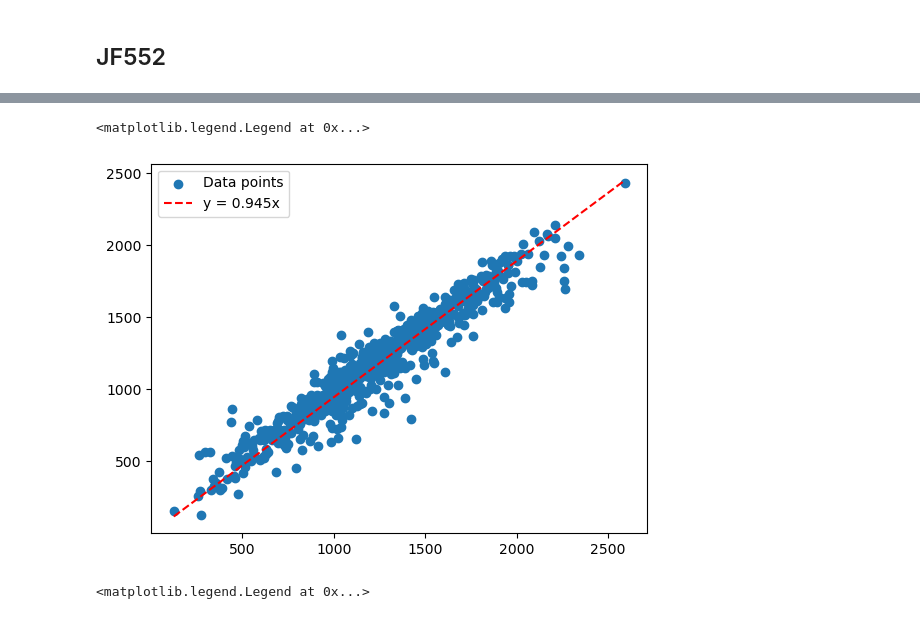
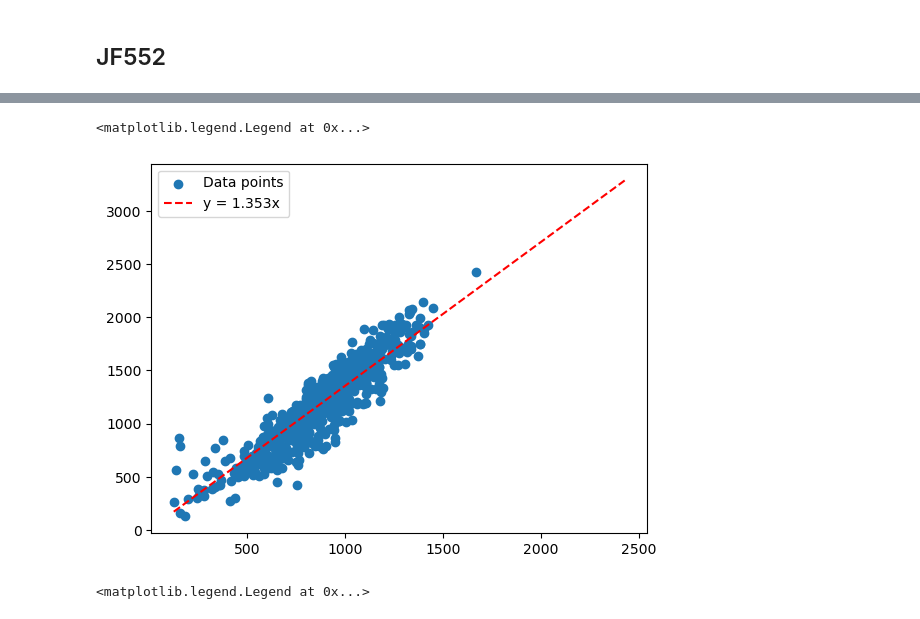
Before and after one commit to boazmohar/DELTA_iDISCO, a Jupyter notebook: src/Get_calibration.ipynb, the cells around one changed output, grey strips where cells are left out. Saved outputs shown, nothing was run; the diff lists cells and outputs as text; code cells hidden in the pictures.

```diff
--- a/src/Get_calibration.ipynb
+++ b/src/Get_calibration.ipynb
@@ -137,19 +180,19 @@ plt.legend()
 # %%
 x = pivoted_df['mean_ch1'].iloc[:, 0]  # First column
-y = pivoted_df['mean_ch1'].iloc[:, 1]  # Second column
+y = pivoted_df['mean_ch1'].iloc[:, 2]  # Second column
 min_val = min(x.min(), y.min())
 max_val = max(x.max(), y.max())
 line = np.linspace(min_val, max_val, 100)
 model = LinearRegression(fit_intercept=False)
 model.fit(x.values.reshape(-1, 1), y)
 a = model.coef_[0]
 fitted_line = a * line
 # Scatter plot
 plt.scatter(x, y, label='Data points')
 plt.plot(line, fitted_line, 'r--', label=f'y = {a:.3f}x ')
 
 plt.legend()
 # %% [output]
 <matplotlib.legend.Legend at 0x...>
-[figure, old version]
+[figure, new version]
 # %%
```
Also changed, not shown: parts of 13 cells of this notebook, 3 other files.
